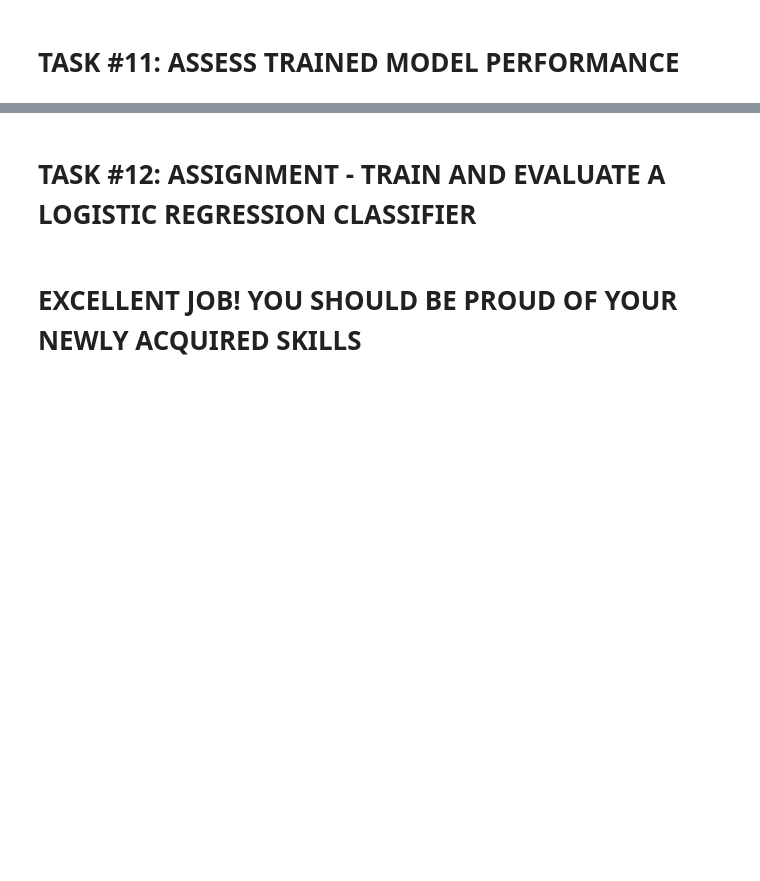
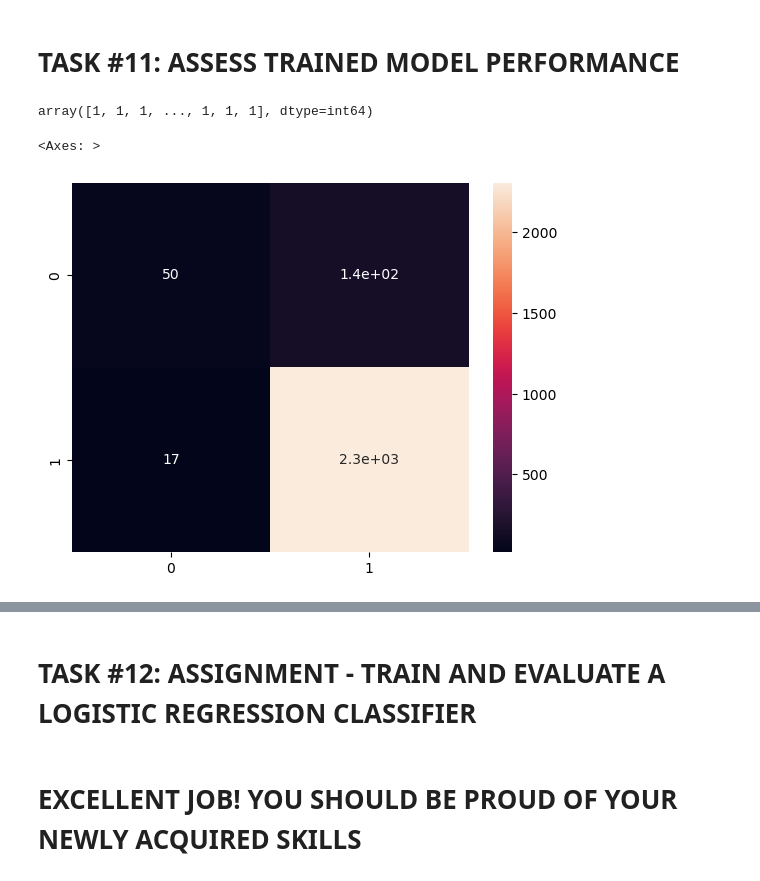
Before and after one commit to vlzsombor/ARIMA, a Jupyter notebook: udemy/Data Science for Business 6 Real-world Case Studies/5. Public Relation Department/Public_Relations_Department_Skeleton.ipynb, the cells around one changed output, grey strips where cells are left out. Cells and saved outputs as stored; diff of their text form; code cells hidden in the pictures; blank space fills up the shorter version.

```diff
--- a/udemy/Data Science for Business 6 Real-world Case Studies/5. Public Relation Department/Public_Relations_Department_Skeleton.ipynb
+++ b/udemy/Data Science for Business 6 Real-world Case Studies/5. Public Relation Department/Public_Relations_Department_Skeleton.ipynb
@@ -410,0 +543,4 @@ print(X.toarray())
+# %%
+X_train.dropna(inplace=True)
+
+y_train.dropna(inplace=True)
@@ -410,0 +551,5 @@ print(X.toarray())
+# %%
+y_train.drop(index=y_train.index[-1],axis=0,inplace=True)
+# %%
+NB_classifier = MultinomialNB()
+NB_classifier.fit(X_train, y_train)
@@ -411,2 +574,16 @@ print(X.toarray())
 # %% [markdown]
 # TASK #11: ASSESS TRAINED MODEL PERFORMANCE
+# %%
+from sklearn.metrics import classification_report, confusion_matrix
+
+y_predict_train = NB_classifier.predict(X_train)
+# %%
+y_predict_train
+# %% [output]
+array([1, 1, 1, ..., 1, 1, 1], dtype=int64)
+# %%
+cm = confusion_matrix(y_train, y_predict_train)
+sns.heatmap(cm, annot=True)
+# %% [output]
+<Axes: >
+[figure, added]
```
Also changed, not shown: parts of 30 cells of this notebook.
